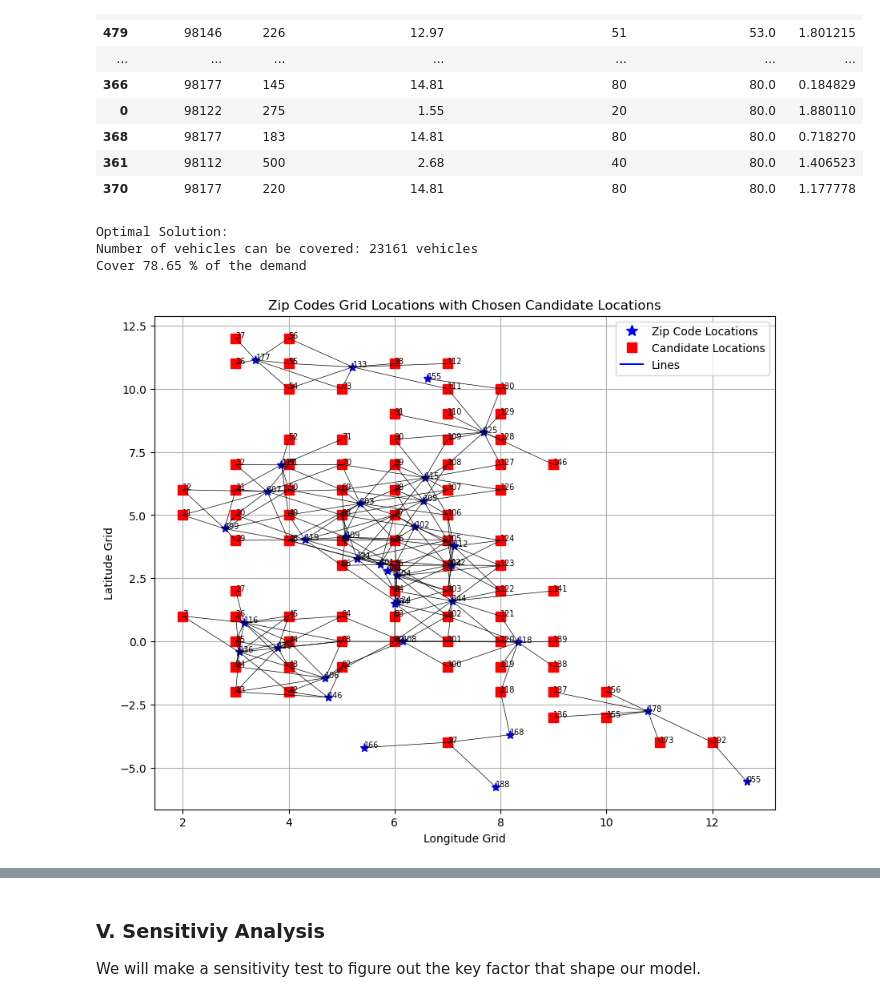
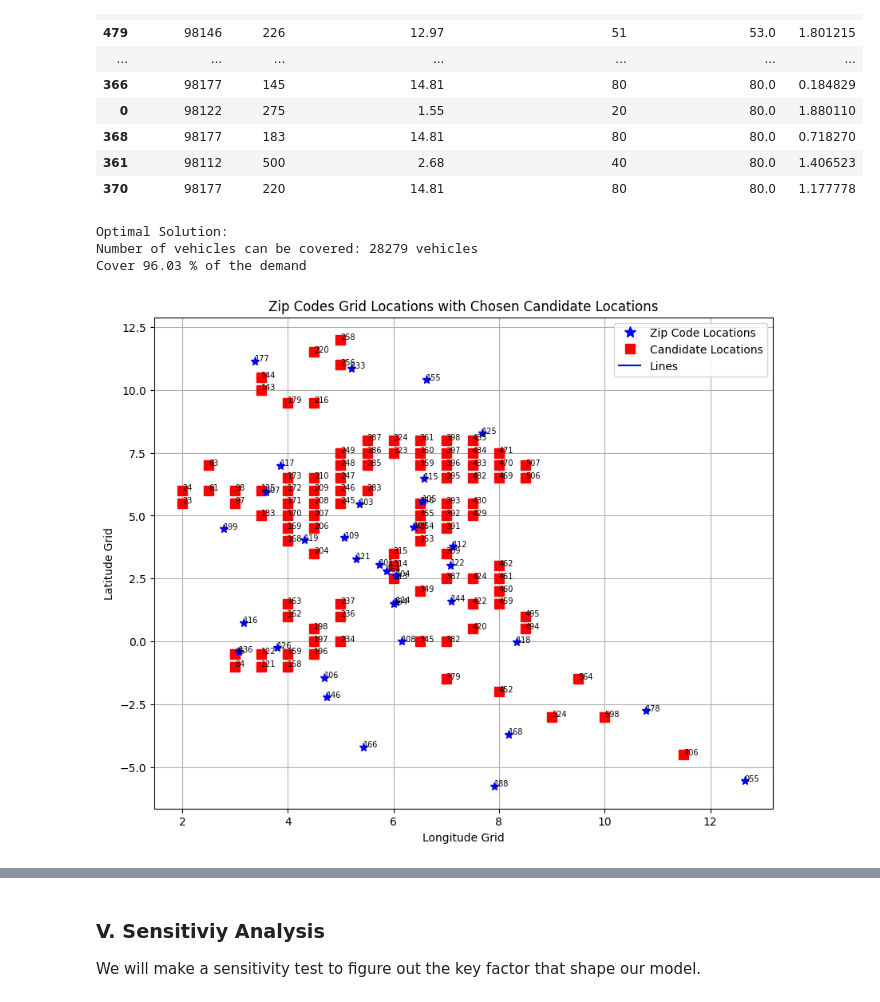
Before and after one commit to lqminhhh/Charging-Location-Optimization, a Jupyter notebook: Final.ipynb, the cells around one changed output, grey strips where cells are left out. Drawn from its saved outputs; the diff is of its cells as text; code cells hidden in the pictures.

```diff
--- a/Final.ipynb
+++ b/Final.ipynb
@@ -810,7 +812,7 @@ C = model2.addVars(cand.keys(), vtype = GRB.BINARY, name = "c")
 X_var = model2.addVars(ck, lb = 0.0, ub = 1.0, vtype = GRB.CONTINUOUS, name = "x")
 
 ### Number of chargers will be installed in candidate location j
-N = model2.addVars(ck, vtype = GRB.INTEGER, lb = 0, ub = 100, name = "N")
+N = model2.addVars(ck, vtype = GRB.INTEGER, lb = 0, ub = 80, name = "N")
 
 ## Objective
 model2.setObjective(gp.quicksum(X_var[i, j] * n[i] for i, j in ck), GRB.MAXIMIZE)
@@ -831,7 +833,7 @@ model2.addConstrs(X_var[i, j] <= C[j] for i, j in ck)
 
 ### Only located when there are vehicle need to be charged
 # model2.addConstrs(C[j] <= N[j] for j in cand.keys())
-model2.addConstrs(gp.quicksum(N[i, j] for i in grid_locations.keys() if (i, j) in ck) >= C[j] for j in cand.keys())
+# model2.addConstrs(gp.quicksum(N[i, j] for i in grid_locations.keys() if (i, j) in ck) >= C[j] for j in cand.keys())
 
 ### At least 20 chargers for each location
 # model2.addConstrs(N[j] >= 20 * C[j] for j in cand.keys())
@@ -852,44 +854,44 @@ else:
     print("No optimal solution found.")
 # %% [output]
 Optimal Solution:
-Number of vehicles can be covered: 23161 vehicles
-Cover 78.65 % of the demand
+Number of vehicles can be covered: 28279 vehicles
+Cover 96.03 % of the demand
 # %%
 # Select the chosen candidate locations after optimizing using Gurobi
 chosen_locations2 = {idx: (i, j) for idx, (i, j) in candidate_grid_locations.items() if idx in result2}
 
 # Plot grid locations
 plt.figure(figsize=(10, 8))
 
 # Plot candidate locations (red points)
 for candidate, (lon_idx, lat_idx) in chosen_locations2.items():
     plt.plot(lon_idx, lat_idx, 'rs', markersize=8, label='Candidate Locations')
     plt.text(lon_idx, lat_idx, str(int(candidate)), fontsize=7)
 
 # Plot zip code locations (blue stars)
 for zipcode, (lon_idx, lat_idx) in grid_locations.items():
     plt.plot(lon_idx, lat_idx, 'b*', markersize=8, label='Zip Code Locations')
     plt.text(lon_idx, lat_idx, str(zipcode)[2:5], fontsize=7)
 
 # Plot lines connecting candidate and zip code locations
-for zipcode, candidate in ck:
-    if round(X_var[(zipcode, candidate)].X, 2) > 0:
-        plt.plot([chosen_locations2[candidate][0], grid_locations[zipcode][0]],
-                 [chosen_locations2[candidate][1], grid_locations[zipcode][1]],
-                 linestyle='-', color='black', linewidth=0.5, label='Assigned Stations')
+# for zipcode, candidate in ck:
+#     if round(X_var[(zipcode, candidate)].X, 2) > 0:
+#         plt.plot([chosen_locations2[candidate][0], grid_locations[zipcode][0]],
+#                  [chosen_locations2[candidate][1], grid_locations[zipcode][1]],
+#                  linestyle='-', color='black', linewidth=0.5, label='Assigned Stations')
 
 plt.title('Zip Codes Grid Locations with Chosen Candidate Locations')
 plt.xlabel('Longitude Grid')
 plt.ylabel('Latitude Grid')
 handles = [plt.Line2D([], [], marker='*', color='blue', linestyle='None', markersize=10),
            plt.Line2D([], [], marker='s', color='red', linestyle='None', markersize=8),
            plt.Line2D([], [], linestyle='-', color='blue')]
 labels = ['Zip Code Locations', 'Candidate Locations', 'Lines']
 plt.legend(handles, labels)
 plt.grid(True)
 plt.show()
 # %% [output]
-[figure, old version]
+[figure, new version]
 # %%
 result_table2 = []
 for (i, j) in ck:
```
Also changed, not shown: parts of 8 cells of this notebook.
